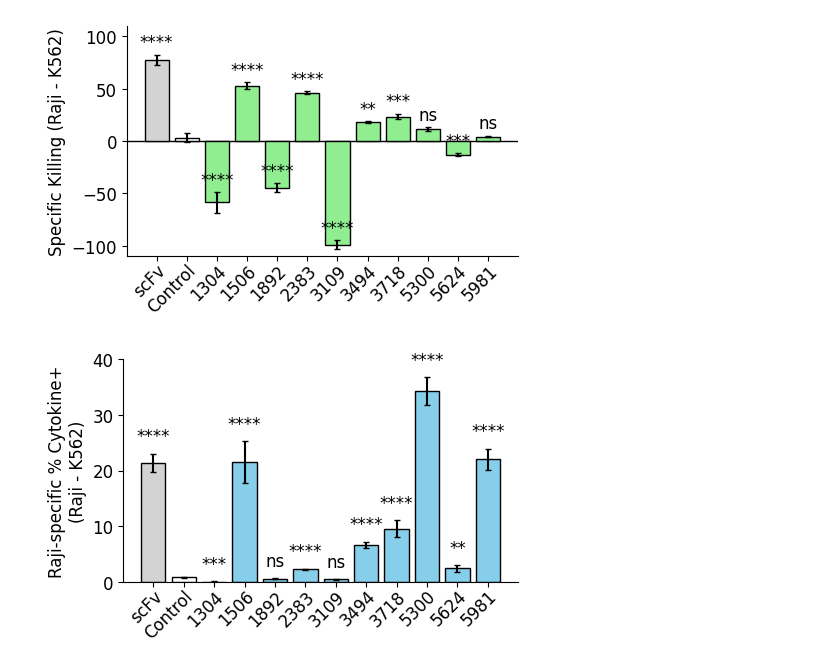
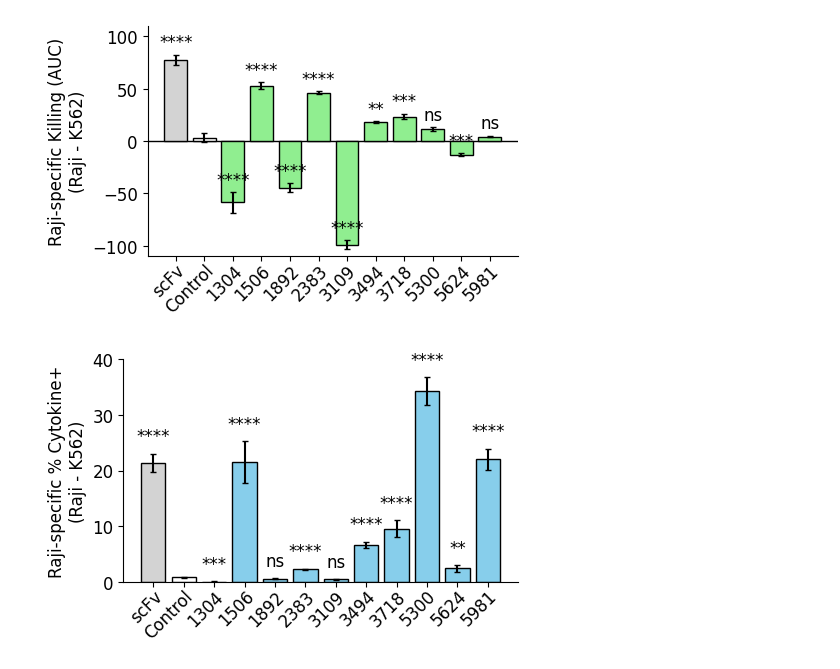
Before and after one commit to kosonocky/bits-to-binders, a Jupyter notebook: scripts/top_ten_plots.ipynb, the cells around one changed output. Drawn from its saved outputs; the diff is of its cells as text; code cells hidden in the pictures.

Commit message:
plotting and good data formatting

```diff
--- a/scripts/top_ten_plots.ipynb
+++ b/scripts/top_ten_plots.ipynb
@@ -82,7 +82,7 @@ ax.set_xticks(x)
 # shift a little bit toward center
 ax.set_xticklabels(order, rotation=45, ha="right", va="top", fontsize=12, rotation_mode="anchor")
 ax.tick_params(axis="x", pad=0)
-ax.set_ylabel("Specific Killing (Raji - K562)", fontsize=12)
+ax.set_ylabel("Raji-specific Killing (AUC)\n(Raji - K562)", fontsize=12)
 # y lim -100 to 100
 ax.set_ylim(-110, 110)
 ax.axhline(0, color="0", linewidth=1, linestyle="-", zorder=0)
@@ -132,36 +132,36 @@ def stars(q):
     if q < 0.001:
         return "***"
     elif q < 0.01:
         return "**"
     elif q < 0.05:
         return "*"
     else:
         return "ns"
 
 ymax = (y + yerr).max()
 offset = 0.04 * ymax
 
 for xi, yi, ei, qi in zip(x, y, yerr, qvals):
     s = stars(qi)
 
     # if control skip
     if xi == ctrl_idx:
         continue
     ax.text(
         xi,
         yi + ei + offset,
         s,
         ha="center",
         va="bottom",
         fontsize=12,
     )
 
 plt.tight_layout()
-plt.savefig("../results/top_ten_plots/specific_killing_topten.png", bbox_inches="tight", dpi=300)
+plt.savefig("../results/top_ten_plots/agg_specific_killing_topten.png", bbox_inches="tight", dpi=300)
 
-# Bars show mean Raji-specific cytotoxicity AUC (Raji − K562) ± SE; significance stars denote BH-corrected two-sided z-tests comparing each construct to the negative control (ns, not significant; *, p < 0.05; **, p < 0.01; ***, p < 0.001).
+# Bars show mean Raji-specific cytotoxicity AUC (Raji − K562) ± SE; significance stars denote BH-corrected two-sided z-tests comparing each construct to the negative control (ns, not significant; *, p < 0.05; **, p < 0.01; ***, p < 0.001; ****, p < 0.0001).
 # %% [output]
-[figure, old version]
+[figure, new version]
 # %%
 df = pd.read_csv("../data/good/leah_indiv_data/leah_cytokine.csv")
 
```
Also changed, not shown: parts of 5 cells of this notebook, 8 other files.
